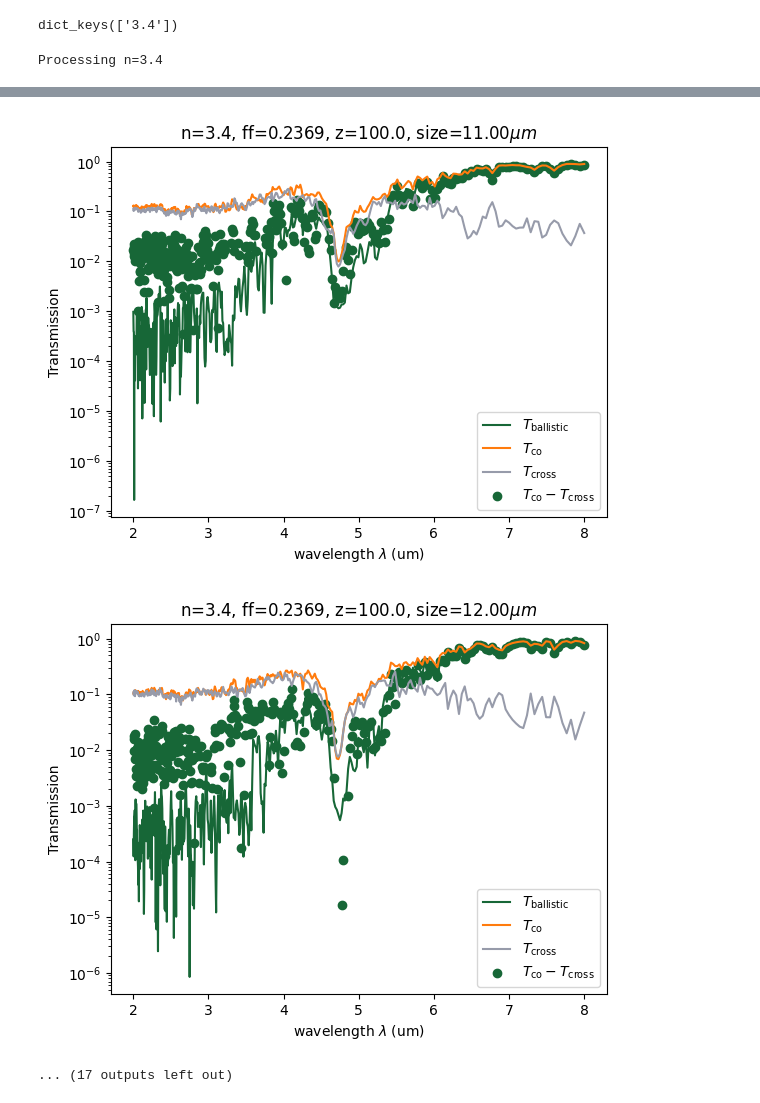
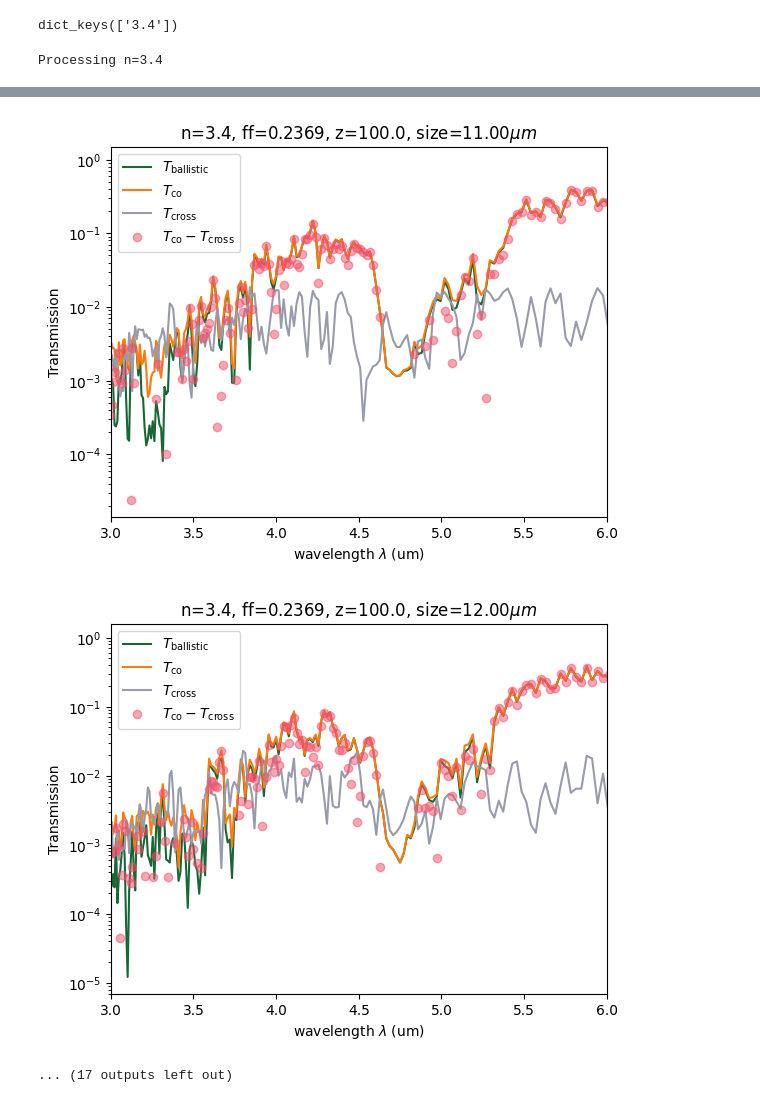
Before and after one commit to fhernandez93/LoadingPermittivityDistToSlabTransmission, a Jupyter notebook: Notebooks/LSU Project/20260422_Schulz_Statistics_T_Components/20260423_Plot_Transmission_Components_average.ipynb, the cells around one changed output, grey strips where cells are left out. Drawn from its saved outputs; the diff is of its cells as text; code cells hidden in the pictures.

```diff
--- a/Notebooks/LSU Project/20260422_Schulz_Statistics_T_Components/20260423_Plot_Transmission_Components_average.ipynb
+++ b/Notebooks/LSU Project/20260422_Schulz_Statistics_T_Components/20260423_Plot_Transmission_Components_average.ipynb
@@ -26,7 +26,8 @@ transmission_dict["transmission_data"].keys()
 dict_keys(['3.4'])
 # %%
 titles = [r"$T_{\mathrm{ballistic}}$", r"$T_{\mathrm{co}}$", r"$T_{\mathrm{cross}}$", r"$T_{\mathrm{total}}$"]
-component_keys = ["T_ballistic", "T_co", "T_cross", "T_total"]
+# component_keys = ["T_ballistic", "T_co", "T_cross", "T_total"]
+component_keys = ["T_coh_aperture", "T_co_aperture", "T_cross_aperture"]
 lambdas = transmission_dict["lambdas"]
 
 for n in transmission_dict["transmission_data"].keys():
@@ -39,21 +40,23 @@ for n in transmission_dict["transmission_data"].keys():
                 plt.plot(lambdas, transmission_average[1], label=titles[1])
                 plt.plot(lambdas, transmission_average[2], label=titles[2])
                 # plt.plot(lambdas, transmission_average[3], label=titles[3]) #Total Transmission
-                plt.scatter(lambdas, transmission_average[1] - transmission_average[2], label=r"$T_{\mathrm{co}}-T_{\mathrm{cross}}$")
+                plt.plot(lambdas, transmission_average[1] - transmission_average[2], "o", label=r"$T_{\mathrm{co}}-T_{\mathrm{cross}}$",alpha=0.5)
+                # plt.plot(lambdas, transmission_average[1] + transmission_average[2], "o", label=r"$T_{\mathrm{co}}+T_{\mathrm{cross}}$",alpha=0.3)
                 plt.title(rf"n={n}, ff={ff}, z={z}, size={float(size)*11.44:.2f}$\mu m$")
                 plt.legend()
                 plt.xlabel(rf"wavelength $\lambda$ (um)")
                 plt.ylabel("Transmission")
                 plt.yscale("log")
-                save_dir=rf"{dir}/20260708_Transmission_Components_L_ff_{ff}_n_{n}/z_{z}"
-                # os.makedirs(save_dir,exist_ok=True)
-                # plt.savefig(rf"{save_dir}/transmission_n_{n}_ff_{ff}_z_{z}_Transmission_Components_average_L_{float(size)*11.44:.2f}.png")
+                plt.xlim(3,6)
+                save_dir=rf"{dir}/aperture_0p25/20260708_Transmission_Components_L_ff_{ff}_n_{n}/z_{z}"
+                os.makedirs(save_dir,exist_ok=True)
+                plt.savefig(rf"{save_dir}/transmission_n_{n}_ff_{ff}_z_{z}_Transmission_Components_average_L_{float(size)*11.44:.2f}.png")
                 plt.show()
                 T_array = np.vstack([lambdas, *transmission_average])
                 str_T = " ".join(component_keys)
-                # np.savetxt(f"{save_dir}/transmission_n_{n}_ff_{ff}_z_{z}_Transmission_Components_average_L_{float(size)*11.44:.2f}.txt", np.transpose(T_array),
-                #     fmt="%.18f",
-                #     delimiter=" ",
-                #     header="lambda " +str_T )
+                np.savetxt(f"{save_dir}/transmission_n_{n}_ff_{ff}_z_{z}_Transmission_Components_average_L_{float(size)*11.44:.2f}.txt", np.transpose(T_array),
+                    fmt="%.18f",
+                    delimiter=" ",
+                    header="lambda " +str_T )
 # %% [output]
 Processing n=3.4
@@ -69,3 +72,3 @@ Processing n=3.4
-[figure, old version]
+[figure, new version]
-[figure, old version]
+[figure, new version]
 ... (17 outputs left out)
```
Also changed, not shown: parts of 1 cell of this notebook, 3 other files.
